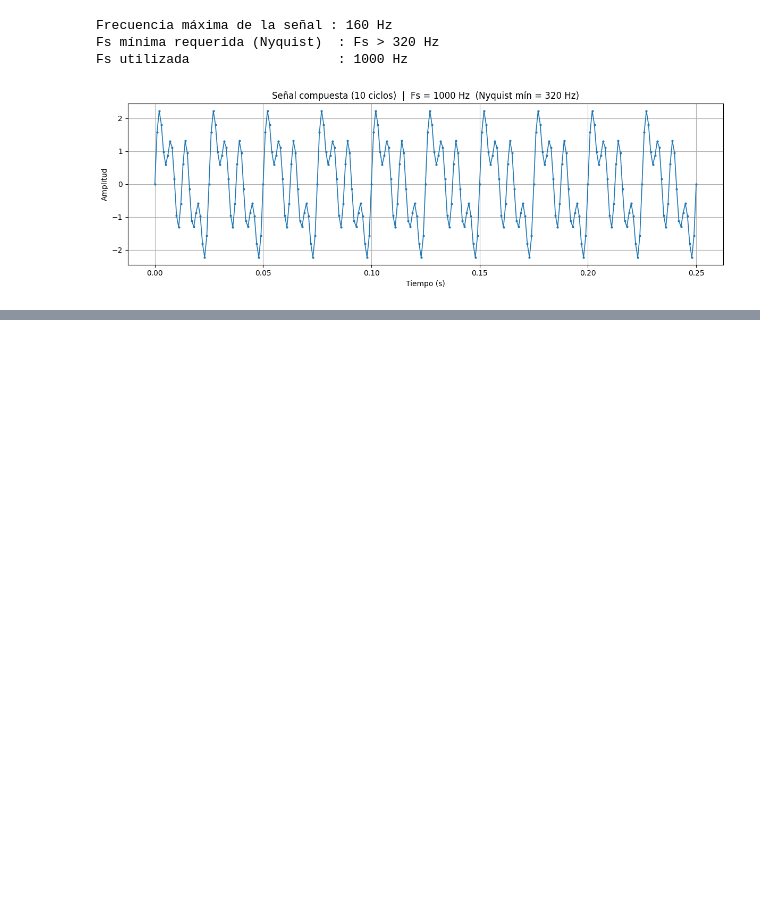
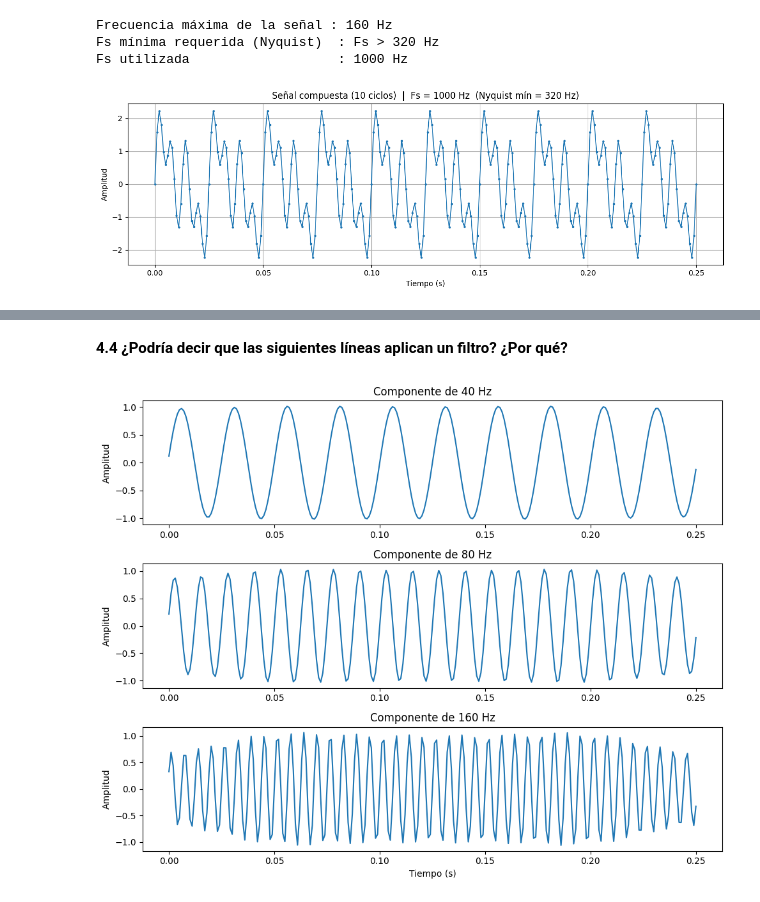
Before and after one commit to saramezap/Practica5, a Jupyter notebook: Practica5.ipynb, the cells around one changed output, grey strips where cells are left out. Drawn from its saved outputs; the diff is of its cells as text; code cells hidden in the pictures; blank space fills up the shorter version.

```diff
--- a/Practica5.ipynb
+++ b/Practica5.ipynb
@@ -202,0 +275,61 @@ Fs utilizada                   : 1000 Hz
+# %% [markdown]
+**4.4	¿Podría decir que las siguientes líneas aplican un filtro? ¿Por qué?**
+# %%
+
+# FFT de la señal
+F = np.fft.fft(x)
+
+# Número de muestras
+N = len(F)
+
+# Vector tiempo
+# (ya definido previamente como t)
+
+# ========= COMPONENTE 40 Hz =========
+F40 = np.zeros(N, dtype=complex)
+
+F40[9:13] = F[9:13]
+F40[-13:-9] = F[-13:-9]
+
+x40 = np.fft.ifft(F40)
+
+# ========= COMPONENTE 80 Hz =========
+F80 = np.zeros(N, dtype=complex)
+
+F80[19:23] = F[19:23]
+F80[-23:-19] = F[-23:-19]
+
+x80 = np.fft.ifft(F80)
+
+# ========= COMPONENTE 160 Hz =========
+F160 = np.zeros(N, dtype=complex)
+
+F160[39:43] = F[39:43]
+F160[-43:-39] = F[-43:-39]
+
+x160 = np.fft.ifft(F160)
+
+# ========= GRÁFICAS =========
+
+plt.figure(figsize=(10,8))
+
+plt.subplot(3,1,1)
+plt.plot(t, np.real(x40))
+plt.title('Componente de 40 Hz')
+plt.ylabel('Amplitud')
+
+plt.subplot(3,1,2)
+plt.plot(t, np.real(x80))
+plt.title('Componente de 80 Hz')
+plt.ylabel('Amplitud')
+
+plt.subplot(3,1,3)
+plt.plot(t, np.real(x160))
+plt.title('Componente de 160 Hz')
+plt.ylabel('Amplitud')
+plt.xlabel('Tiempo (s)')
+
+plt.tight_layout()
+plt.show()
+# %% [output]
+[figure, added]
```
Also changed, not shown: parts of 9 cells of this notebook.
